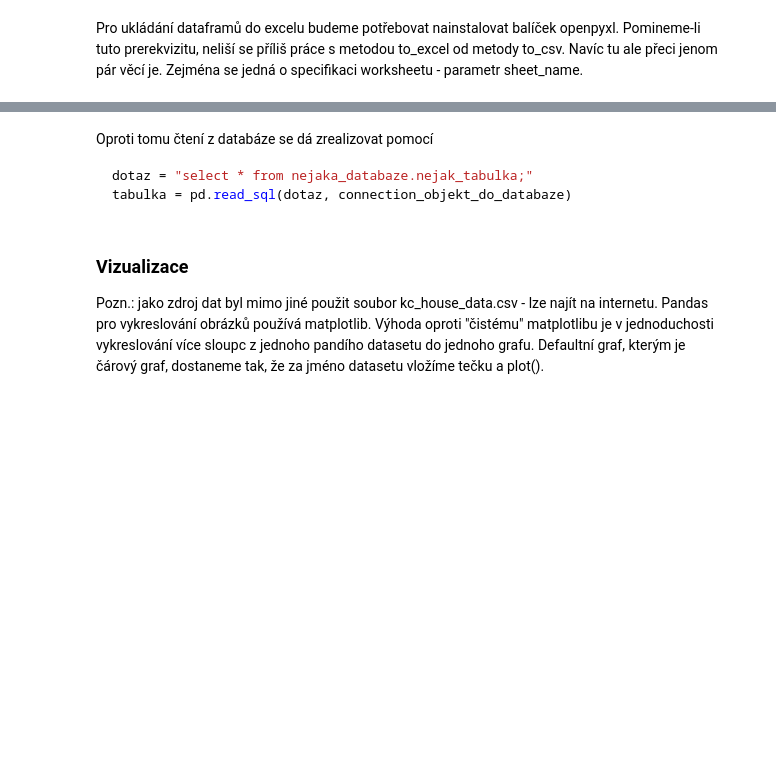
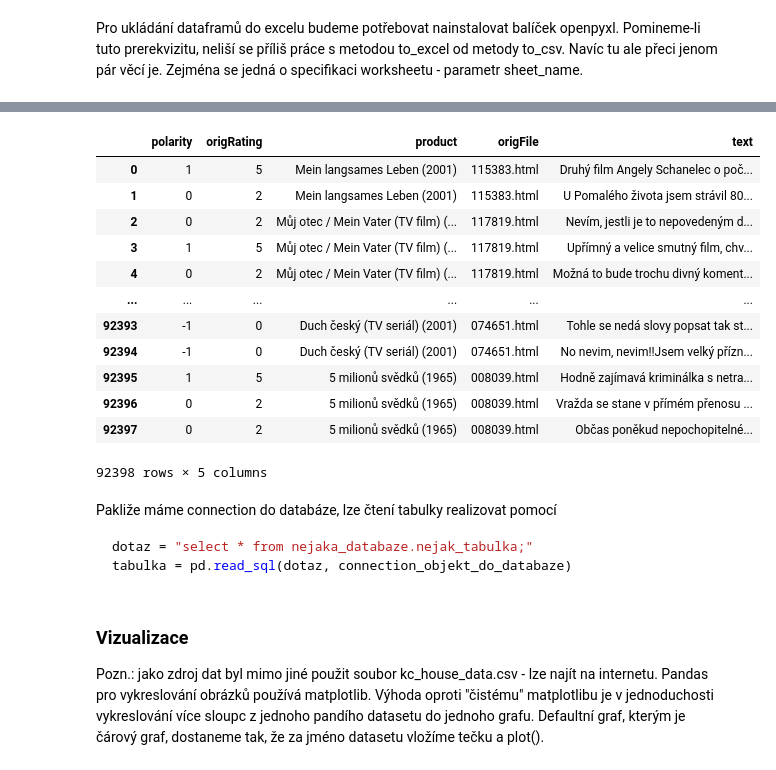
Before and after one commit to vitsaidl/workshops, a Jupyter notebook: pandas/pandas.ipynb, the cells around one changed output, grey strips where cells are left out. Cells and saved outputs as stored; diff of their text form; code cells hidden in the pictures; blank space fills up the shorter version.

````diff
--- a/pandas/pandas.ipynb
+++ b/pandas/pandas.ipynb
@@ -822,5 +817,21 @@ review_frame = pd.DataFrame({"name":name, "rating":rating, "text":text})
+# %%
+pd.read_xml("csfd-90k-reviews-ranlp2013.xml")
+# %% [output]
+|  | polarity | origRating | product | origFile | text |
+| 0 | 1 | 5 | Mein langsames Leben (2001) | 115383.html | Druhý film Angely Schanelec o poč... |
+| 1 | 0 | 2 | Mein langsames Leben (2001) | 115383.html | U Pomalého života jsem strávil 80... |
+| 2 | 0 | 2 | Můj otec / Mein Vater (TV film) (... | 117819.html | Nevím, jestli je to nepovedeným d... |
+| 3 | 1 | 5 | Můj otec / Mein Vater (TV film) (... | 117819.html | Upřímný a velice smutný film, chv... |
+| 4 | 0 | 2 | Můj otec / Mein Vater (TV film) (... | 117819.html | Možná to bude trochu divný koment... |
+| ... | ... | ... | ... | ... | ... |
+| 92393 | -1 | 0 | Duch český (TV seriál) (2001) | 074651.html | Tohle se nedá slovy popsat tak st... |
+| 92394 | -1 | 0 | Duch český (TV seriál) (2001) | 074651.html | No nevim, nevim!!Jsem velký přízn... |
+| 92395 | 1 | 5 | 5 milionů svědků (1965) | 008039.html | Hodně zajímavá kriminálka s netra... |
+| 92396 | 0 | 2 | 5 milionů svědků (1965) | 008039.html | Vražda se stane v přímém přenosu ... |
+| 92397 | 0 | 2 | 5 milionů svědků (1965) | 008039.html | Občas poněkud nepochopitelné... |
+92398 rows × 5 columns
 # %% [markdown]
-Oproti tomu čtení z databáze se dá zrealizovat pomocí
+Pakliže máme connection do databáze, lze čtení tabulky realizovat pomocí
 ```python
 dotaz = "select * from nejaka_databaze.nejak_tabulka;"
 tabulka = pd.read_sql(dotaz, connection_objekt_do_databaze)
````
Also changed, not shown: parts of 2 cells of this notebook, 1 other file.
